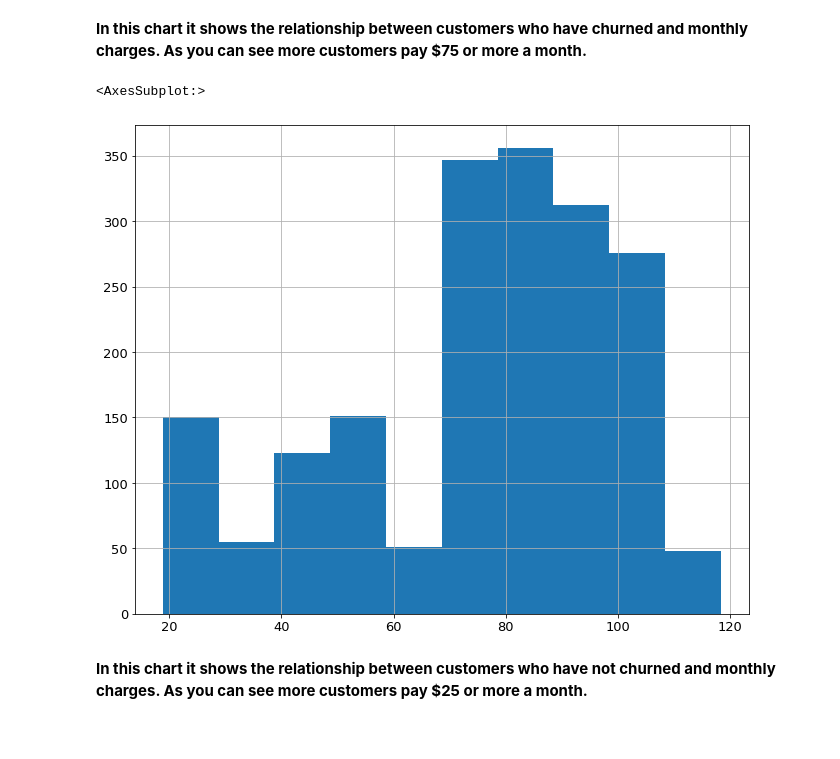
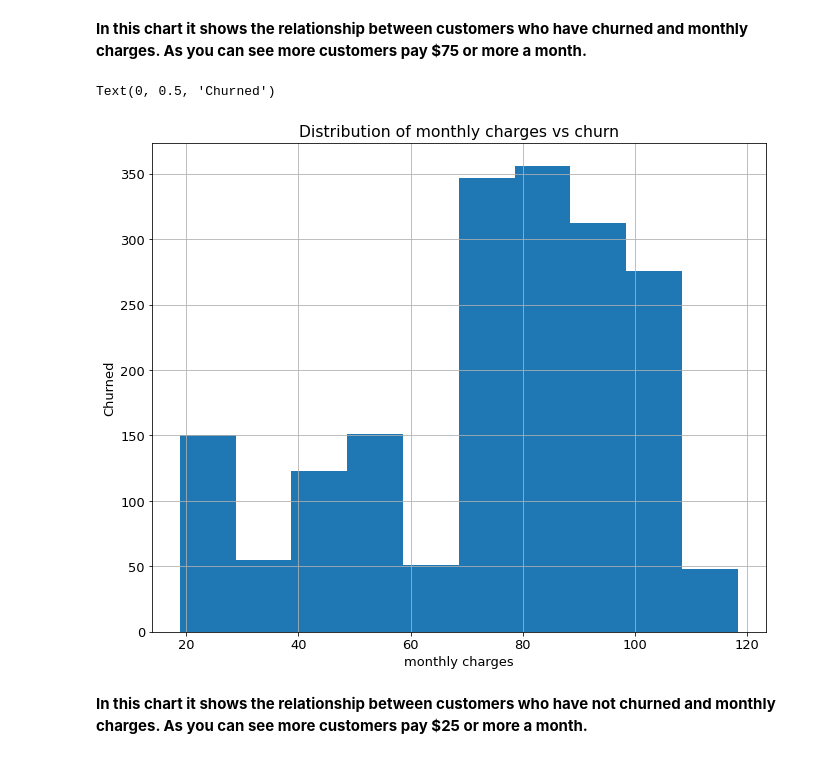
Before and after one commit to LinhQuach13/classification_project, a Jupyter notebook: telco_final.ipynb, the cells around one changed output. Drawn from its saved outputs; the diff is of its cells as text; code cells hidden in the pictures.

```diff
--- a/telco_final.ipynb
+++ b/telco_final.ipynb
@@ -459,11 +468,15 @@ m2m_contract.hist()
 # %%
 # histogram of churned customers with monthly charges
 churn_sample = clean_df[clean_df.churn == 'Yes'].monthly_charges
 
 churn_sample.hist()
+
+plt.title('Distribution of monthly charges vs churn')
+plt.xlabel('monthly charges')
+plt.ylabel('Churned')
 # %% [output]
-<AxesSubplot:>
+Text(0, 0.5, 'Churned')
-[figure, old version]
+[figure, new version]
 # %% [markdown]
 **In this chart it shows the relationship between customers who have not churned and monthly charges. As you can see more customers pay $25 or more a month.**
 # %%
```
Also changed, not shown: parts of 5 cells of this notebook.
